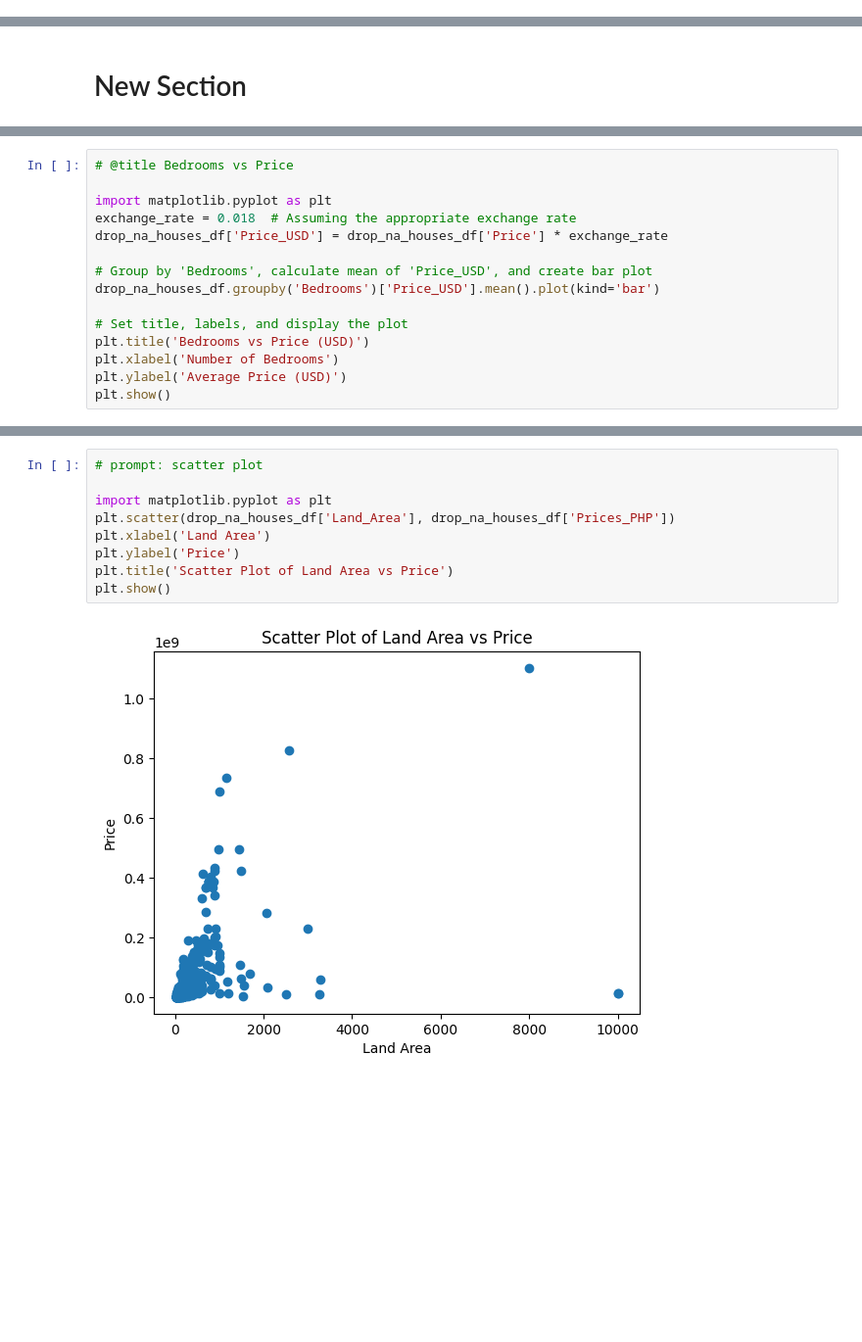
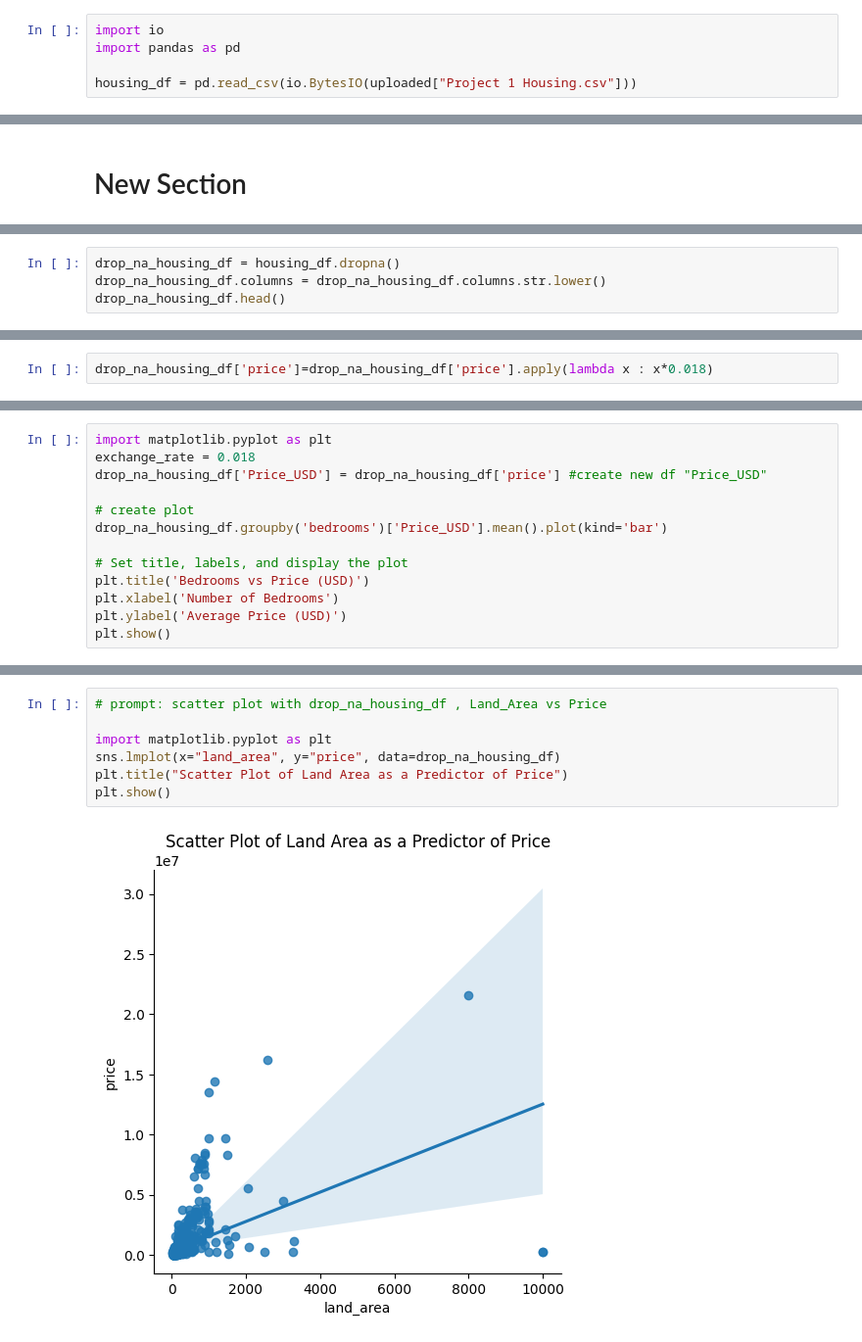
Before and after one commit to berkleysayaka/Data201test1, a Jupyter notebook: Sayaka_Project1.ipynb, the cells around one changed output, grey strips where cells are left out. Shown at 98% size. Drawn from its saved outputs; the diff is of its cells as text; blank space fills up the shorter version.

```diff
--- a/Sayaka_Project1.ipynb
+++ b/Sayaka_Project1.ipynb
@@ -31,0 +14,5 @@ Streaming output truncated to the last 5000 lines.
+# %%
+import io
+import pandas as pd
+
+housing_df = pd.read_csv(io.BytesIO(uploaded["Project 1 Housing.csv"]))
@@ -76,0 +51,4 @@ houses_df.describe()
+# %%
+drop_na_housing_df = housing_df.dropna()
+drop_na_housing_df.columns = drop_na_housing_df.columns.str.lower()
+drop_na_housing_df.head()
@@ -76,0 +78,2 @@ houses_df.describe()
+# %%
+drop_na_housing_df['price']=drop_na_housing_df['price'].apply(lambda x : x*0.018)
@@ -101,12 +144,10 @@ print(f"{php_amount} Philippine pesos is equal to {usd_amount:.2f} US dollars.")
 # %%
-# @title Bedrooms vs Price
+import matplotlib.pyplot as plt
+exchange_rate = 0.018
+drop_na_housing_df['Price_USD'] = drop_na_housing_df['price'] #create new df "Price_USD"
 
-import matplotlib.pyplot as plt
-exchange_rate = 0.018  # Assuming the appropriate exchange rate
-drop_na_houses_df['Price_USD'] = drop_na_houses_df['Price'] * exchange_rate
-
-# Group by 'Bedrooms', calculate mean of 'Price_USD', and create bar plot
-drop_na_houses_df.groupby('Bedrooms')['Price_USD'].mean().plot(kind='bar')
+# create plot
+drop_na_housing_df.groupby('bedrooms')['Price_USD'].mean().plot(kind='bar')
 
 # Set title, labels, and display the plot
 plt.title('Bedrooms vs Price (USD)')
@@ -137,11 +217,9 @@ plt.show()
 # %%
-# prompt: scatter plot
+# prompt: scatter plot with drop_na_housing_df , Land_Area vs Price
 
 import matplotlib.pyplot as plt
-plt.scatter(drop_na_houses_df['Land_Area'], drop_na_houses_df['Prices_PHP'])
-plt.xlabel('Land Area')
-plt.ylabel('Price')
-plt.title('Scatter Plot of Land Area vs Price')
+sns.lmplot(x="land_area", y="price", data=drop_na_housing_df)
+plt.title("Scatter Plot of Land Area as a Predictor of Price")
 plt.show()
 # %% [output]
-[figure, old version]
+[figure, new version]
```
Also changed, not shown: parts of 48 cells of this notebook.
